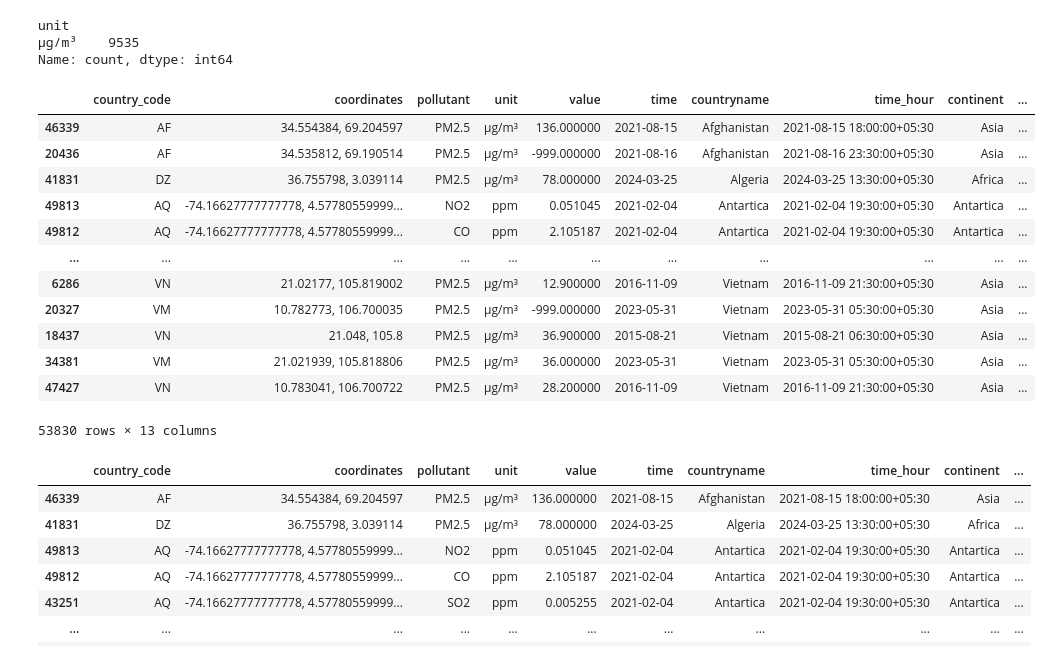
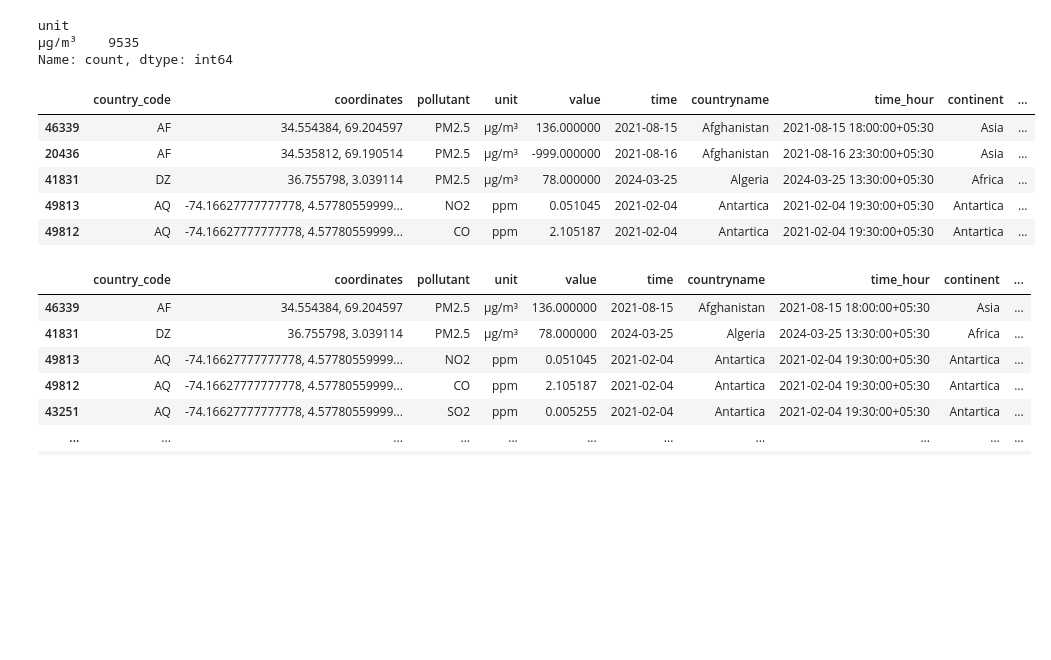
Before and after one commit to UBC-MDS/DSCI-532_2024_2_pollution-tracker, a Jupyter notebook: notebooks/wrangling.ipynb, the cells around one changed output. Saved outputs shown, nothing was run; the diff lists cells and outputs as text; code cells hidden in the pictures; blank space fills up the shorter version.

```diff
--- a/notebooks/wrangling.ipynb
+++ b/notebooks/wrangling.ipynb
@@ -295,41 +294,34 @@ def aqi_cat_calculation(C, breakpoints):
 
 
 #Calculate AQI based on pollutation present in each row
 def calculate_row_aqi(row):
     pollutant = row['pollutant']
     concentration = row['value']
     if pollutant in breakpoints:
         return aqi_calculation(concentration, breakpoints[pollutant])
     else:
         return np.nan
 
 #Calculate AQI category based on pollutation present in each row
 def calculate_row_aqi_cat(row):
     pollutant = row['pollutant']
     concentration = row['value']
     if pollutant in breakpoints:
         return aqi_cat_calculation(concentration, cat_breakpoints[pollutant])
     else:
         return np.nan
 
 data['AQI'] = data.apply(calculate_row_aqi, axis=1)
 data['AQI_cat'] = data.apply(calculate_row_aqi_cat, axis=1)
 
-data
+data.head()
 # %% [output]
 |  | country_code | coordinates | pollutant | unit | value | time | countryname | time_hour | continent | ... |
 | 46339 | AF | 34.554384, 69.204597 | PM2.5 | µg/m³ | 136.000000 | 2021-08-15 | Afghanistan | 2021-08-15 18:00:00+05:30 | Asia | ... |
 | 20436 | AF | 34.535812, 69.190514 | PM2.5 | µg/m³ | -999.000000 | 2021-08-16 | Afghanistan | 2021-08-16 23:30:00+05:30 | Asia | ... |
 | 41831 | DZ | 36.755798, 3.039114 | PM2.5 | µg/m³ | 78.000000 | 2024-03-25 | Algeria | 2024-03-25 13:30:00+05:30 | Africa | ... |
 | 49813 | AQ | -74.16627777777778, 4.57780559999... | NO2 | ppm | 0.051045 | 2021-02-04 | Antartica | 2021-02-04 19:30:00+05:30 | Antartica | ... |
 | 49812 | AQ | -74.16627777777778, 4.57780559999... | CO | ppm | 2.105187 | 2021-02-04 | Antartica | 2021-02-04 19:30:00+05:30 | Antartica | ... |
-| ... | ... | ... | ... | ... | ... | ... | ... | ... | ... | ... |
-| 6286 | VN | 21.02177, 105.819002 | PM2.5 | µg/m³ | 12.900000 | 2016-11-09 | Vietnam | 2016-11-09 21:30:00+05:30 | Asia | ... |
-| 20327 | VM | 10.782773, 106.700035 | PM2.5 | µg/m³ | -999.000000 | 2023-05-31 | Vietnam | 2023-05-31 05:30:00+05:30 | Asia | ... |
-| 18437 | VN | 21.048, 105.8 | PM2.5 | µg/m³ | 36.900000 | 2015-08-21 | Vietnam | 2015-08-21 06:30:00+05:30 | Asia | ... |
-| 34381 | VM | 21.021939, 105.818806 | PM2.5 | µg/m³ | 36.000000 | 2023-05-31 | Vietnam | 2023-05-31 05:30:00+05:30 | Asia | ... |
-| 47427 | VN | 10.783041, 106.700722 | PM2.5 | µg/m³ | 28.200000 | 2016-11-09 | Vietnam | 2016-11-09 21:30:00+05:30 | Asia | ... |
-53830 rows × 13 columns
 # %%
 # Drop negative values as they are outliers or errors in measurements
 data = data[data['value'] >= 0]
```
Also changed, not shown: parts of 2 cells of this notebook, 1 other file.
